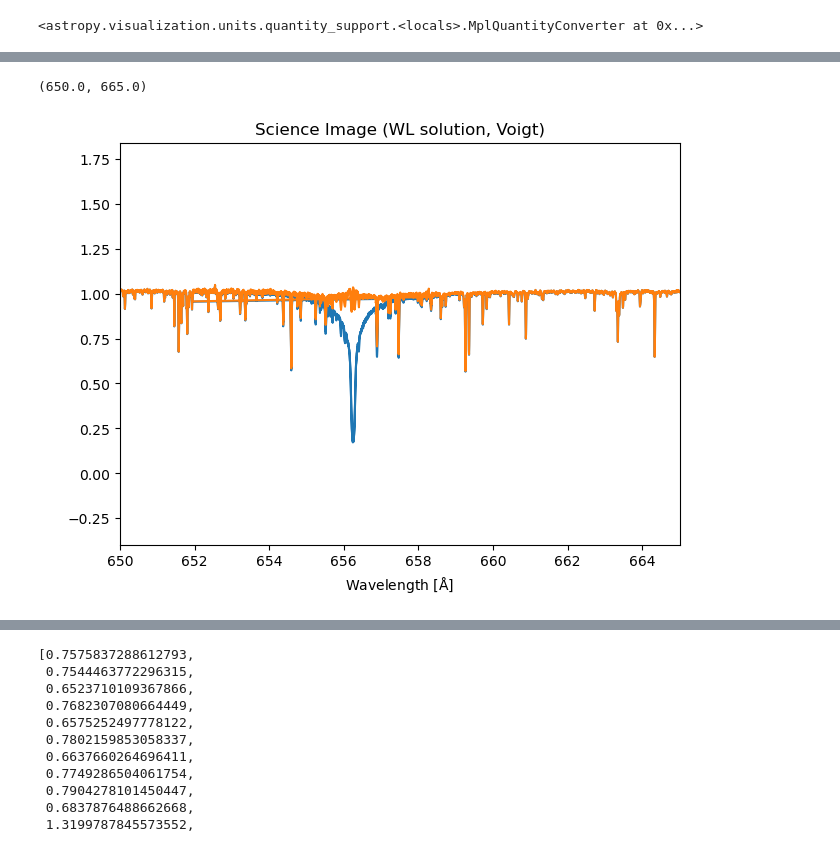
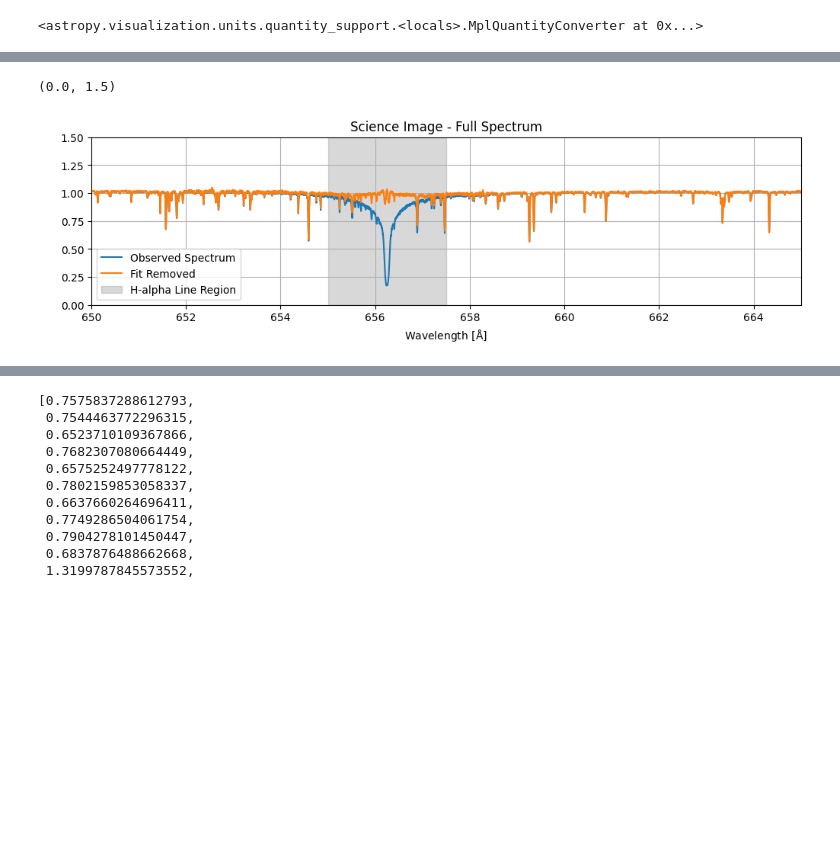
Before and after one commit to m-schochet/spi_phy905, a Jupyter notebook: analysis/cfht_widths.ipynb, the cells around one changed output, grey strips where cells are left out. Saved outputs shown, nothing was run; the diff lists cells and outputs as text; code cells hidden in the pictures; blank space fills up the shorter version.

```diff
--- a/analysis/cfht_widths.ipynb
+++ b/analysis/cfht_widths.ipynb
@@ -115,11 +128,21 @@ absorption  = fitted_voigt[0] + fitted_voigt[2]
 continuum = fitted_voigt[1]
 # %%
 fig, ax1 = plt.subplots(1, 1, layout='constrained')
-ax1.plot(wls, spec)
-ax1.plot(wls, spec-absorption(wls))
+fig.set_size_inches(10,3)
+# sort data by wavelength
+srt = np.argsort(wls)
+wls = wls[srt]
+spec = spec[srt]
+ax1.plot(wls, spec, label='Observed Spectrum')
+ax1.plot(wls, spec-absorption(wls), label='Fit Removed')
+ax1.grid()
+#shade alpha line region
+ax1.axvspan(655*u.nm, 657.5*u.nm, color='grey', alpha=0.3, label='H-alpha Line Region')
+ax1.legend()
 ax1.set_xlabel(r"Wavelength [$\rm{\AA}$]")
-ax1.set_title("Science Image (WL solution, Voigt)")
+ax1.set_title("Science Image - Full Spectrum")
 ax1.set_xlim(650, 665)
+ax1.set_ylim(0,1.5)
 # %% [output]
-(650.0, 665.0)
+(0.0, 1.5)
-[figure, old version]
+[figure, new version]
```
Also changed, not shown: parts of 10 cells of this notebook, 2 other files.
